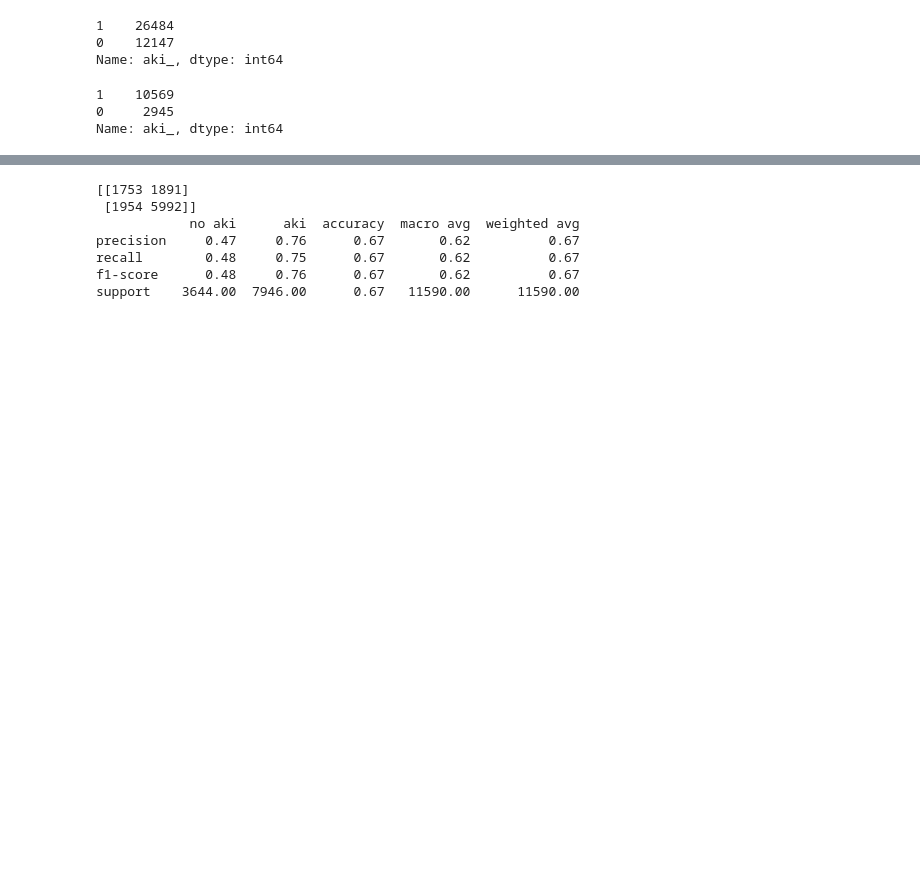
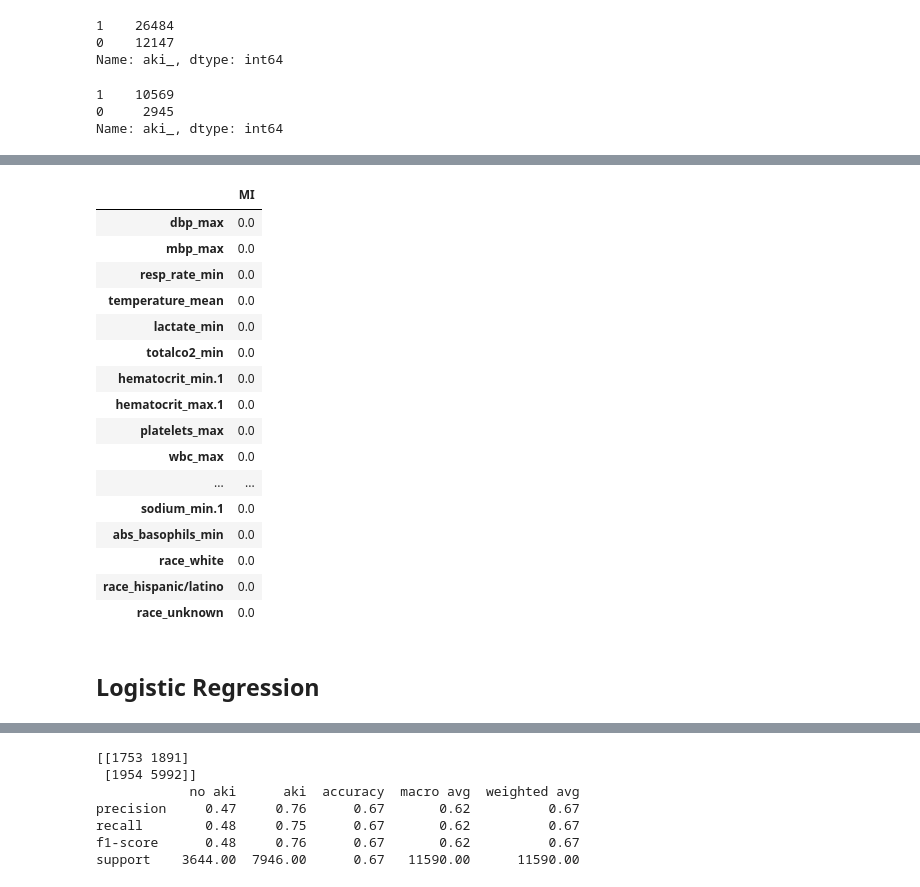
Before and after one commit to Shi-Yile/SPH6004-Assignment-1, a Jupyter notebook: code.ipynb, the cells around one changed output, grey strips where cells are left out. Saved outputs shown, nothing was run; the diff lists cells and outputs as text; code cells hidden in the pictures; blank space fills up the shorter version.

```diff
--- a/code.ipynb
+++ b/code.ipynb
@@ -192,0 +237,8 @@ X_df_50 = df_50.drop(columns = ['aki_'])
+# %%
+# case: df_50
+MI_df_50 = pd.DataFrame(
+    data = mutual_info_classif(X_df_50, y_df_50),
+    index = X_df_50.columns,
+    columns = ['MI'])
+
+MI_df_50.sort_values(by = 'MI', ascending = False).head(15)
@@ -192,0 +262,21 @@ X_df_50 = df_50.drop(columns = ['aki_'])
+# %%
+# 0-MI factors
+MI_df_50[MI_df_50.MI == 0]
+# %% [output]
+|  | MI |
+| dbp_max | 0.0 |
+| mbp_max | 0.0 |
+| resp_rate_min | 0.0 |
+| temperature_mean | 0.0 |
+| lactate_min | 0.0 |
+| totalco2_min | 0.0 |
+| hematocrit_min.1 | 0.0 |
+| hematocrit_max.1 | 0.0 |
+| platelets_max | 0.0 |
+| wbc_max | 0.0 |
+| ... | ... |
+| sodium_min.1 | 0.0 |
+| abs_basophils_min | 0.0 |
+| race_white | 0.0 |
+| race_hispanic/latino | 0.0 |
+| race_unknown | 0.0 |
@@ -211,4 +303,6 @@ X_50_train, X_50_test, y_50_train, y_50_test = train_test_split(
     stratify = y_df_50, shuffle = True)
+# %% [markdown]
+## Logistic Regression
 # %%
 # logistic regression with CV
 lr_param = {
```
Also changed, not shown: parts of 64 cells of this notebook.
